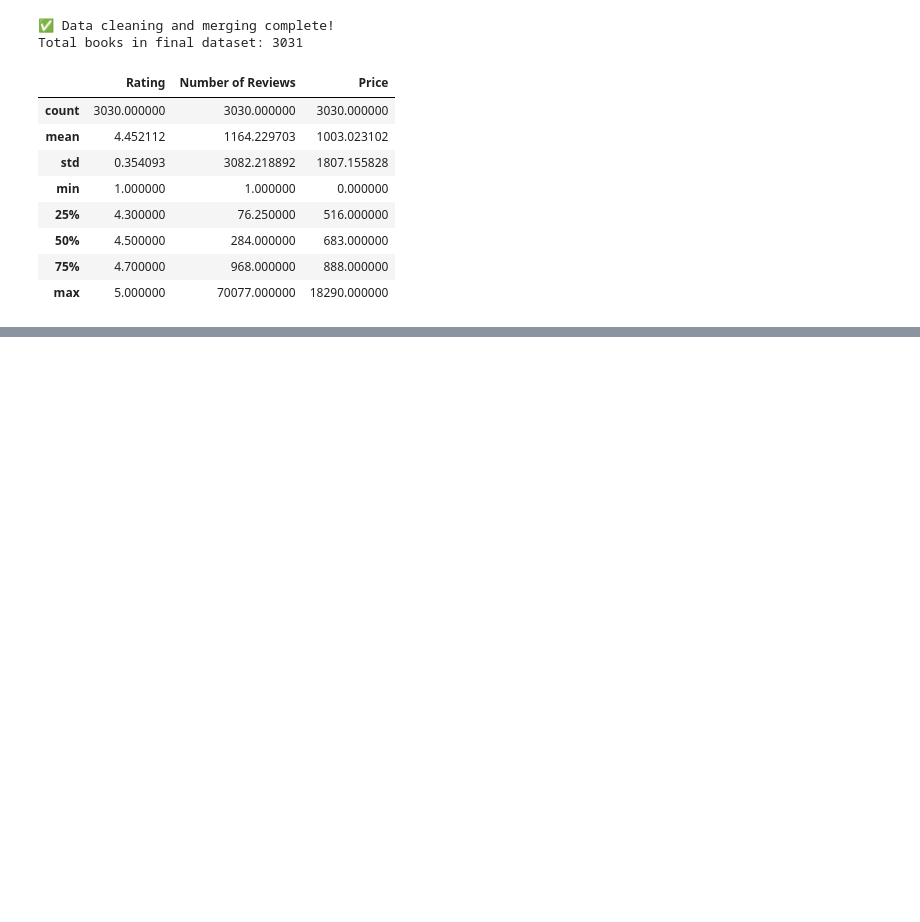
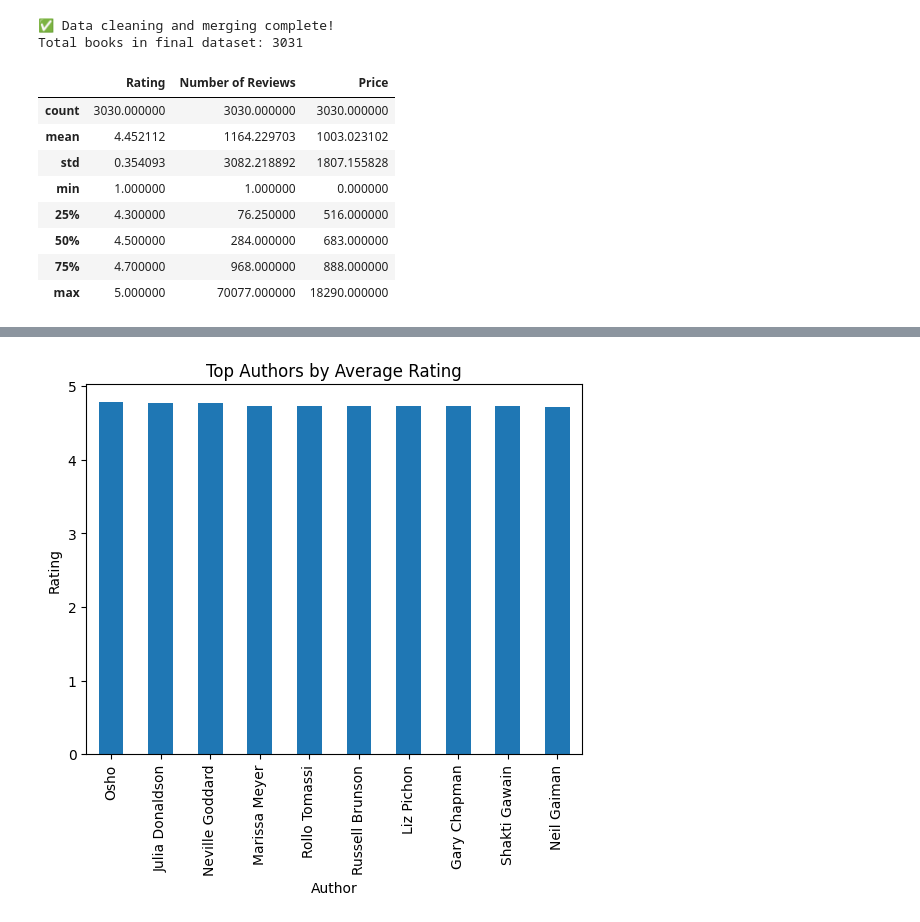
Before and after one commit to surya1626/audible-insights-book-recommendation, a Jupyter notebook: notebooks/index.ipynb, the cells around one changed output, grey strips where cells are left out. Drawn from its saved outputs; the diff is of its cells as text; code cells hidden in the pictures; blank space fills up the shorter version.

```diff
--- a/notebooks/index.ipynb
+++ b/notebooks/index.ipynb
@@ -237,0 +313,16 @@ df_final.describe()
+# %%
+#2 Which authors have the highest-rated books?
+author_stats = df_final.groupby('Author').agg({
+    'Rating': 'mean',
+    'Book Name': 'count'
+})
+author_stats = author_stats[author_stats['Book Name'] >= 3]
+top_authors = author_stats.sort_values(by='Rating', ascending=False).head(10)
+top_authors['Rating'].plot(kind='bar')
+plt.title("Top Authors by Average Rating")
+plt.ylabel("Rating")
+plt.xlabel("Author")
+plt.xticks(rotation=90)
+plt.show()
+# %% [output]
+[figure, added]
```
Also changed, not shown: parts of 20 cells of this notebook, 7 other files.
